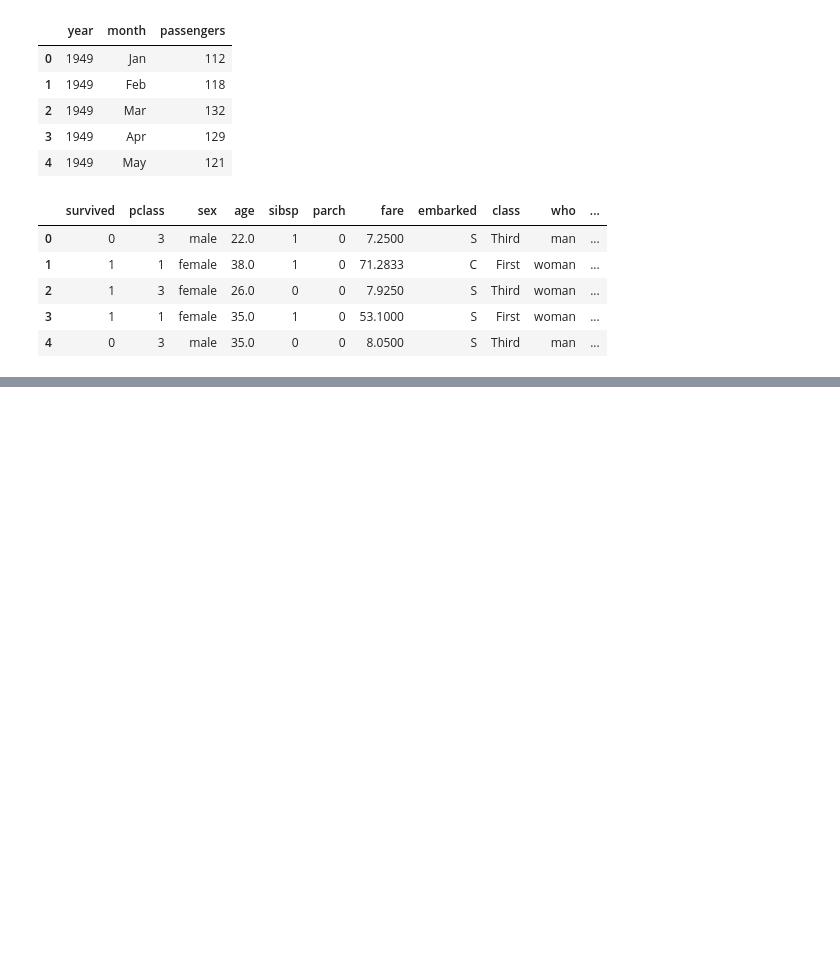
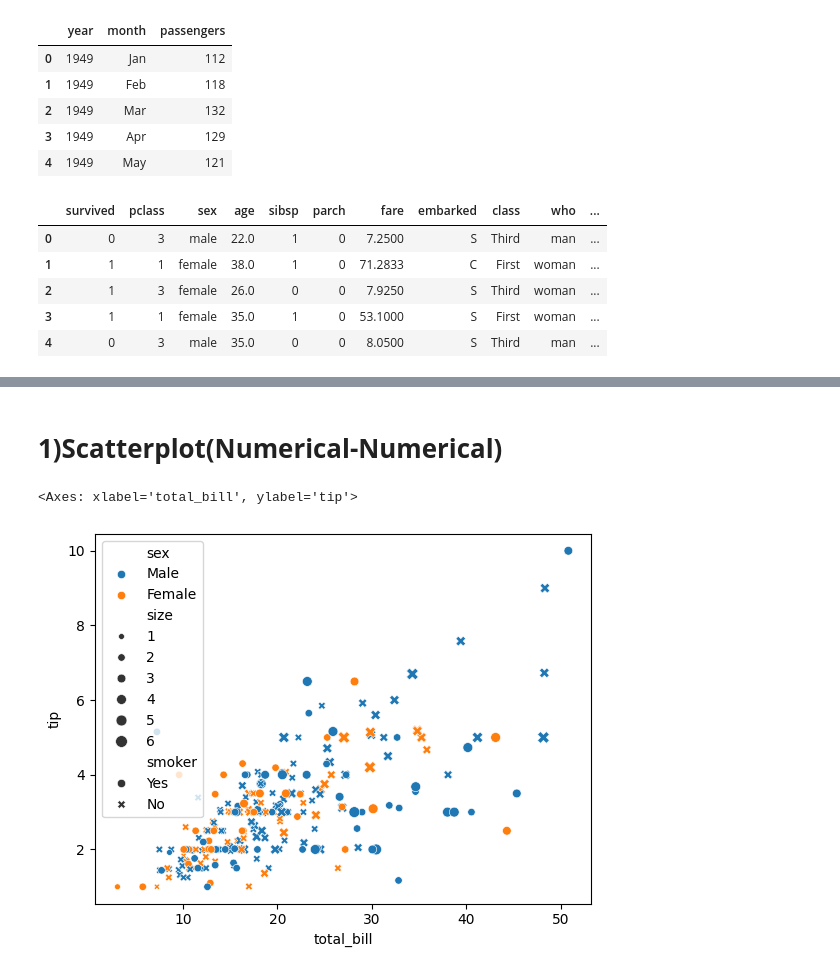
Before and after one commit to KhushnurAnjum26/Data-Analysis, a Jupyter notebook: EDA_using_Bivariate_&_Multivariate_Analysis.ipynb, the cells around one changed output, grey strips where cells are left out. Cells and saved outputs as stored; diff of their text form; code cells hidden in the pictures; blank space fills up the shorter version.

```diff
--- a/EDA_using_Bivariate_&_Multivariate_Analysis.ipynb
+++ b/EDA_using_Bivariate_&_Multivariate_Analysis.ipynb
@@ -48,0 +57,11 @@ titanic.head()
+# %% [markdown]
+# **1)Scatterplot(Numerical-Numerical)**
+# %%
+#For bivariate only two argument is passed
+#sns.scatterplot(x=tips['total_bill'], y=tips['tip'])
+
+#For multivariate more than two argument is passed
+sns.scatterplot(x=tips['total_bill'], y=tips['tip'],hue=tips['sex'],style=tips['smoker'],size=tips['size'])
+# %% [output]
+<Axes: xlabel='total_bill', ylabel='tip'>
+[figure, added]
```
Also changed, not shown: parts of 11 cells of this notebook.
